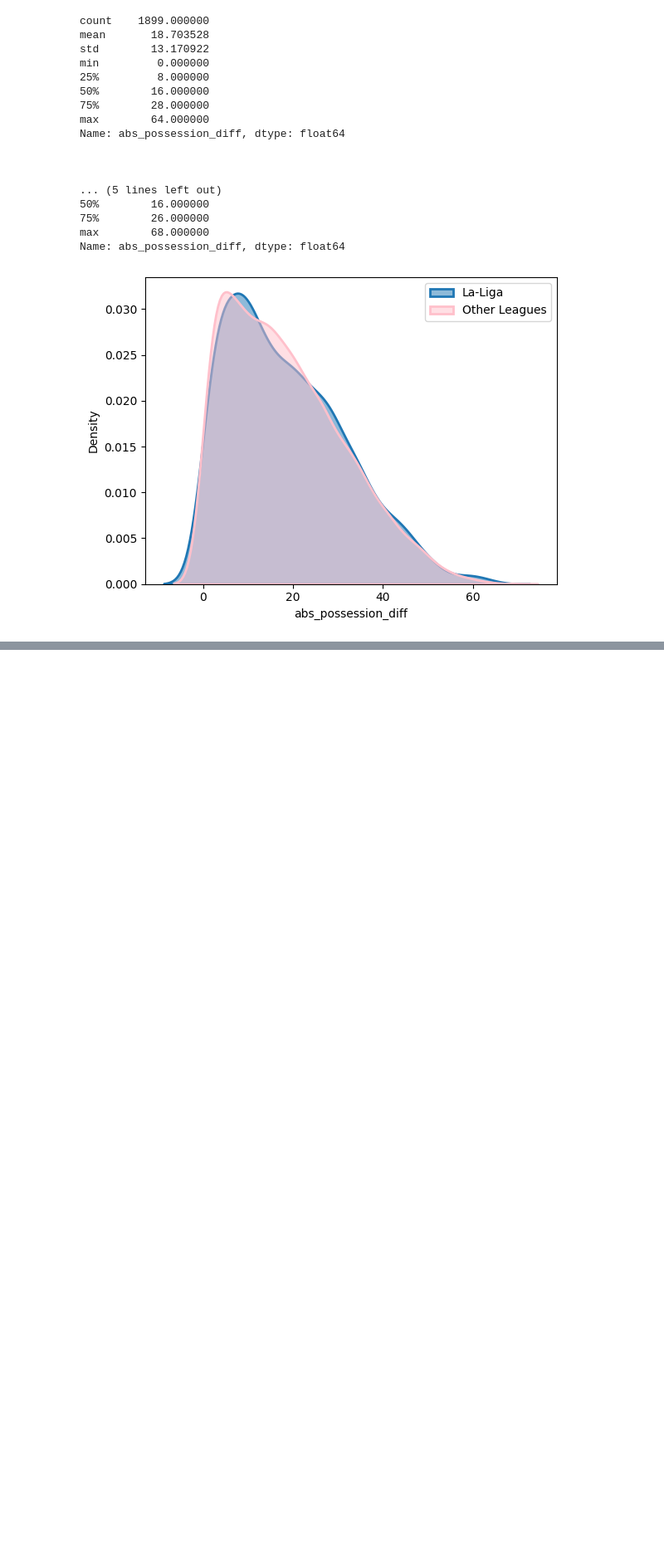
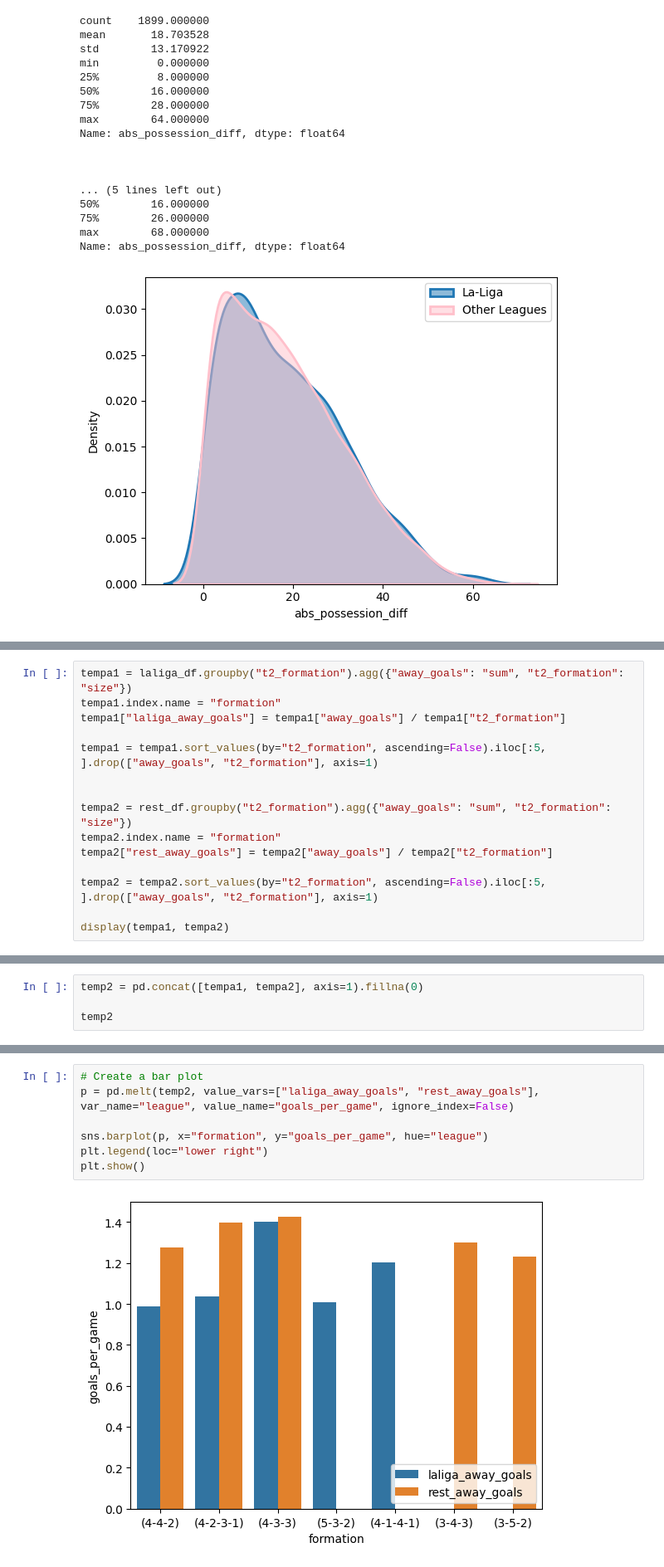
Before and after one commit to esenbora/sporg_proj_1, a Jupyter notebook: EDA.ipynb, the cells around one changed output, grey strips where cells are left out. Shown: that part at 83% size. Saved outputs shown, nothing was run; the diff lists cells and outputs as text; blank space fills up the shorter version.

```diff
--- a/EDA.ipynb
+++ b/EDA.ipynb
@@ -445,0 +598,15 @@ laliga_df["t2_shots"].head()
+# %%
+tempa1 = laliga_df.groupby("t2_formation").agg({"away_goals": "sum", "t2_formation": "size"})
+tempa1.index.name = "formation"
+tempa1["laliga_away_goals"] = tempa1["away_goals"] / tempa1["t2_formation"]
+
+tempa1 = tempa1.sort_values(by="t2_formation", ascending=False).iloc[:5, ].drop(["away_goals", "t2_formation"], axis=1)
+
+
+tempa2 = rest_df.groupby("t2_formation").agg({"away_goals": "sum", "t2_formation": "size"})
+tempa2.index.name = "formation"
+tempa2["rest_away_goals"] = tempa2["away_goals"] / tempa2["t2_formation"]
+
+tempa2 = tempa2.sort_values(by="t2_formation", ascending=False).iloc[:5, ].drop(["away_goals", "t2_formation"], axis=1)
+
+display(tempa1, tempa2)
@@ -445,0 +628,4 @@ laliga_df["t2_shots"].head()
+# %%
+temp2 = pd.concat([tempa1, tempa2], axis=1).fillna(0)
+
+temp2
@@ -445,0 +642,9 @@ laliga_df["t2_shots"].head()
+# %%
+# Create a bar plot
+p = pd.melt(temp2, value_vars=["laliga_away_goals", "rest_away_goals"], var_name="league", value_name="goals_per_game", ignore_index=False)
+
+sns.barplot(p, x="formation", y="goals_per_game", hue="league")
+plt.legend(loc="lower right")
+plt.show()
+# %% [output]
+[figure, added]
```
Also changed, not shown: parts of 16 cells of this notebook.
